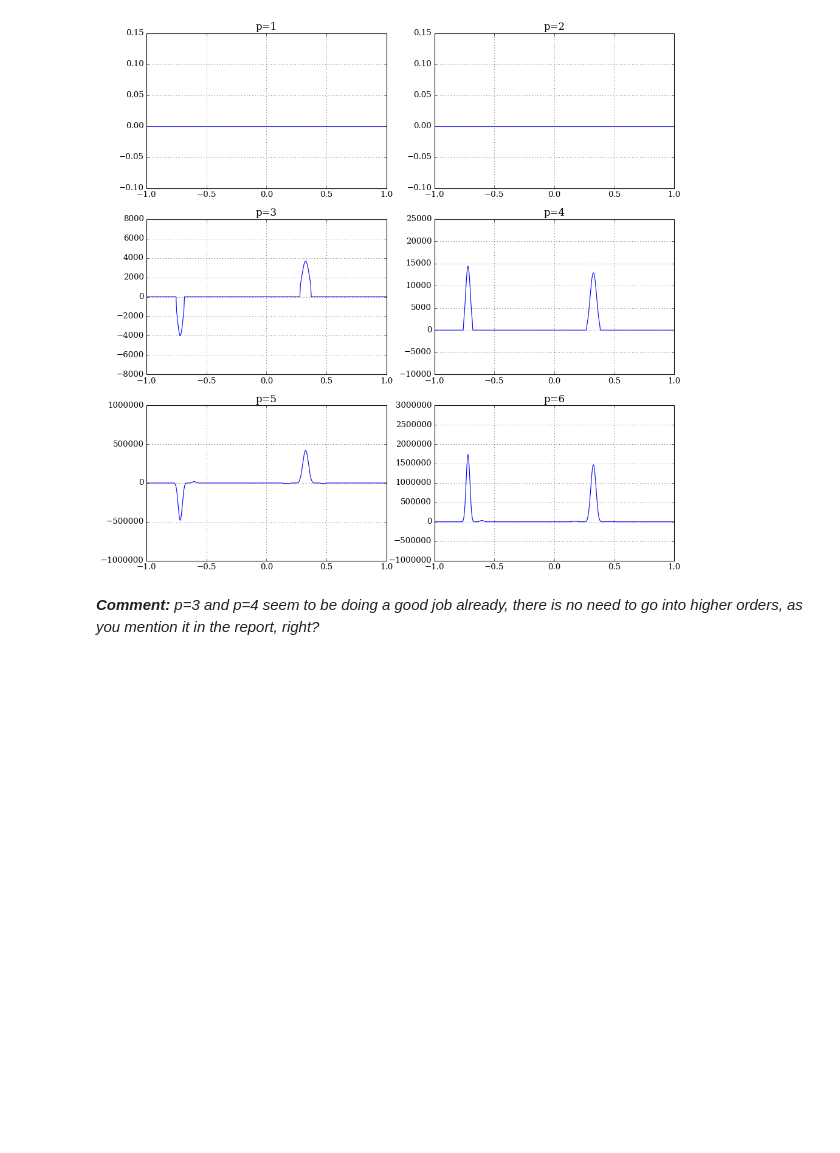
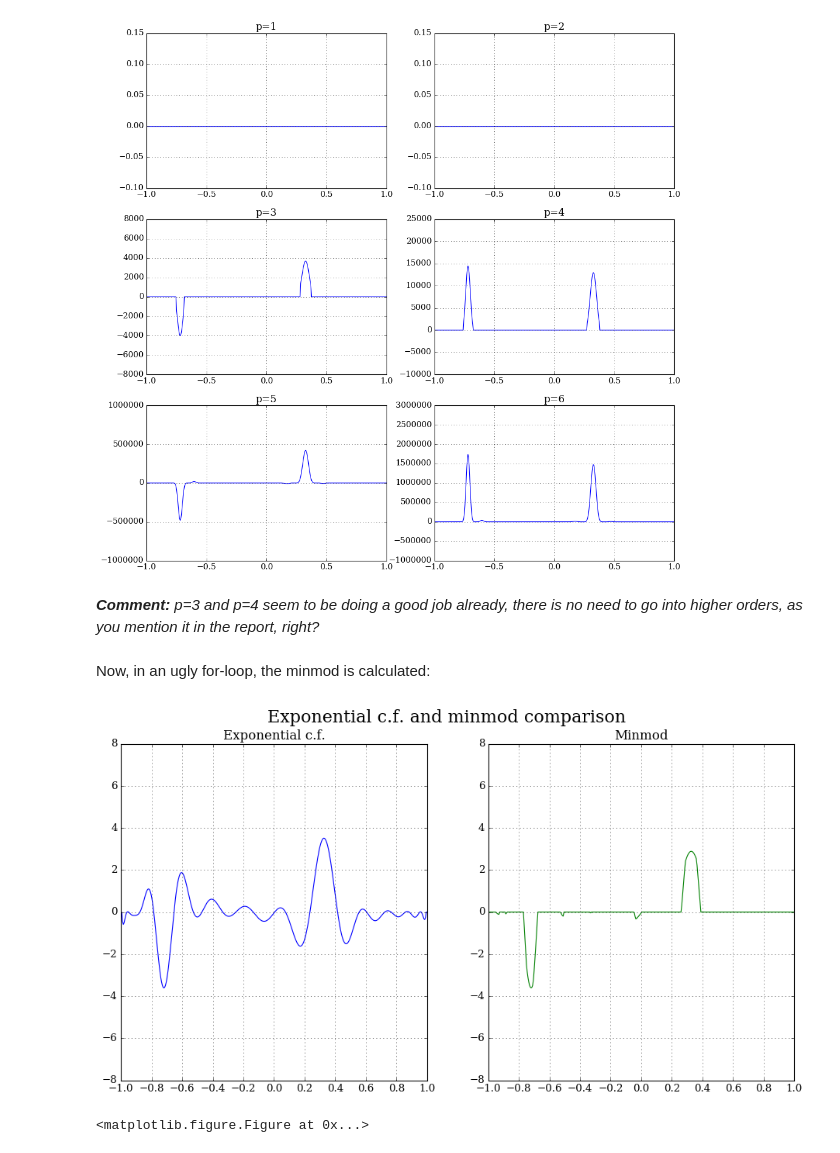
Before and after one commit to Yurlungur/summer_project, a Jupyter notebook: edge_detection/Edge_detection_test.ipynb, the cells around one changed output. Drawn from its saved outputs; the diff is of its cells as text; code cells hidden in the pictures; blank space fills up the shorter version.

```diff
--- a/edge_detection/Edge_detection_test.ipynb
+++ b/edge_detection/Edge_detection_test.ipynb
@@ -12,7 +12,7 @@ from spectral_tools import Decompose, EdgeDetectT, FilterCoeff, ModalD, NodalD,
 from edgedetect import ChebEdge, ConfigurePlots
 # %%
 step_loc = -0.7
-x = np.linspace(-1.0, 1.0, 400)
+x = np.linspace(-1.0, 1.0, 401)
 chi = lambda x: 1.0 if (x>=step_loc and x<=(step_loc+1.0)) else 0
 
 c2s, s2c = Vandermonde(32)
@@ -105,3 +106,40 @@ plt.show()
 # %% [markdown]
 <i><b>Comment:</b>
 p=3 and p=4 seem to be doing a good job already, there is no need to go into higher orders, as you mention it in the report, right?</i>
+# %% [markdown]
+Now, in an ugly for-loop, the minmod is calculated:
+# %%
+def MinMod(edge):
+
+    edge_minmod = np.empty(len(edge[:,0]))
+    n_e = len(edge[0,:])
+
+    for i in range(len(edge[:,0])):
+        neg = np.ma.masked_where(edge[i,:] < 0.0, edge[i,:], copy=True)
+
+        if np.ma.count_masked(neg) == n_e:
+            edge_minmod[i] = np.amax(edge[i,:])
+
+        elif np.ma.count(neg) == n_e:
+            edge_minmod[i] = np.amin(edge[i,:])
+
+        else:
+            edge_minmod[i] = 0.0
+
+    return edge_minmod
+# %%
+edge_minmod = MinMod(edge)
+# %%
+fig, (ax1, ax2) = plt.subplots(1,2, figsize=(14,7))
+plt.suptitle('Exponential c.f. and minmod comparison', fontsize=20)
+ax1.plot(x, edge[:,-1], 'b-')
+ax2.plot(x, edge_minmod, 'g-')
+ax1.set_title('Exponential c.f.')
+ax2.set_title('Minmod')
+ax1.xaxis.set_ticks(np.arange(-1,1.01,0.2))
+ax2.xaxis.set_ticks(np.arange(-1,1.01,0.2))
+plt.show()
+plt.clf()
+# %% [output]
+[figure, added]
+<matplotlib.figure.Figure at 0x...>
```
Also changed, not shown: parts of 29 cells of this notebook.
